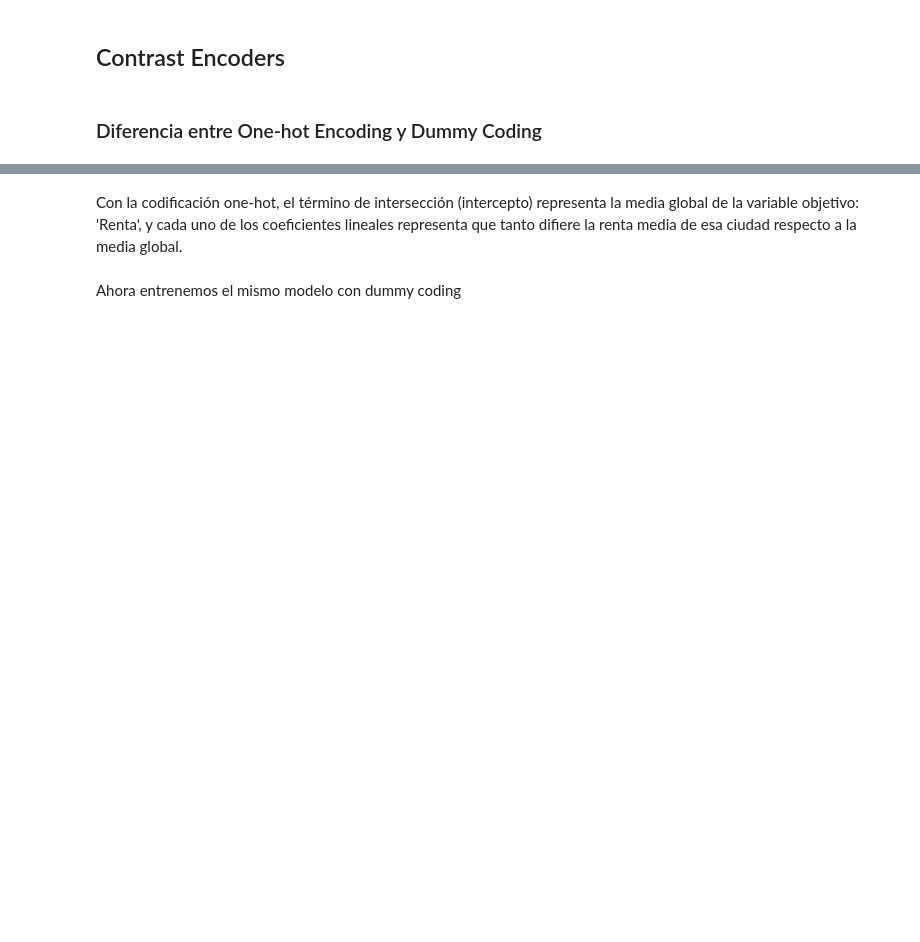
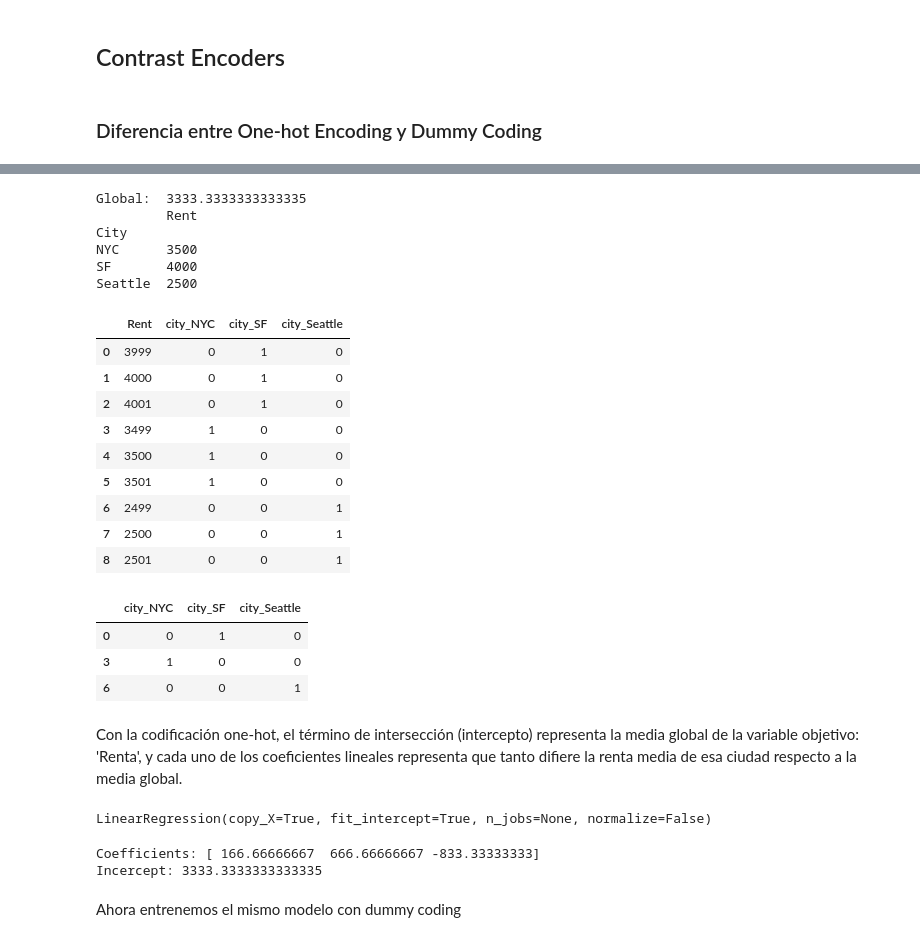
Before and after one commit to aixarodriguez/Capstone, a Jupyter notebook: DS6011_HT04.ipynb, the cells around one changed output, grey strips where cells are left out. Saved outputs shown, nothing was run; the diff lists cells and outputs as text; code cells hidden in the pictures; blank space fills up the shorter version.

```diff
--- a/DS6011_HT04.ipynb
+++ b/DS6011_HT04.ipynb
@@ -170,2 +355,34 @@ Intentemos utilizando las funciones de combinacion de grupos
+# %%
+print('Global: ',df_test['Rent'].mean())
+print(df_test.groupby('City').mean())
+# %% [output]
+Global:  3333.3333333333335
+         Rent
+City
+NYC      3500
+SF       4000
+Seattle  2500
+# %%
+one_hot_df=pd.get_dummies(df_test,prefix=['city'])
+# %%
+one_hot_df
+# %% [output]
+|  | Rent | city_NYC | city_SF | city_Seattle |
+| 0 | 3999 | 0 | 1 | 0 |
+| 1 | 4000 | 0 | 1 | 0 |
+| 2 | 4001 | 0 | 1 | 0 |
+| 3 | 3499 | 1 | 0 | 0 |
+| 4 | 3500 | 1 | 0 | 0 |
+| 5 | 3501 | 1 | 0 | 0 |
+| 6 | 2499 | 0 | 0 | 1 |
+| 7 | 2500 | 0 | 0 | 1 |
+| 8 | 2501 | 0 | 0 | 1 |
+# %%
+one_hot_df[['city_NYC','city_SF','city_Seattle']].drop_duplicates()
+# %% [output]
+|  | city_NYC | city_SF | city_Seattle |
+| 0 | 0 | 1 | 0 |
+| 3 | 1 | 0 | 0 |
+| 6 | 0 | 0 | 1 |
 # %% [markdown]
 Con la codificación one-hot, el término de intersección (intercepto) representa la media global de la variable objetivo: 'Renta', y cada uno de los coeficientes lineales representa que tanto difiere la renta media de esa ciudad respecto a la media global.
@@ -172,2 +391,13 @@ Con la codificación one-hot, el término de intersección (intercepto) represen
+# %%
+model=linear_model.LinearRegression()
+model.fit(one_hot_df[['city_NYC','city_SF','city_Seattle']],one_hot_df['Rent'])
+# %% [output]
+LinearRegression(copy_X=True, fit_intercept=True, n_jobs=None, normalize=False)
+# %%
+print(f'Coefficients: {model.coef_}')
+print(f'Incercept: {model.intercept_}')
+# %% [output]
+Coefficients: [ 166.66666667  666.66666667 -833.33333333]
+Incercept: 3333.3333333333335
 # %% [markdown]
 Ahora entrenemos el mismo modelo con dummy coding
```
Also changed, not shown: parts of 28 cells of this notebook.
